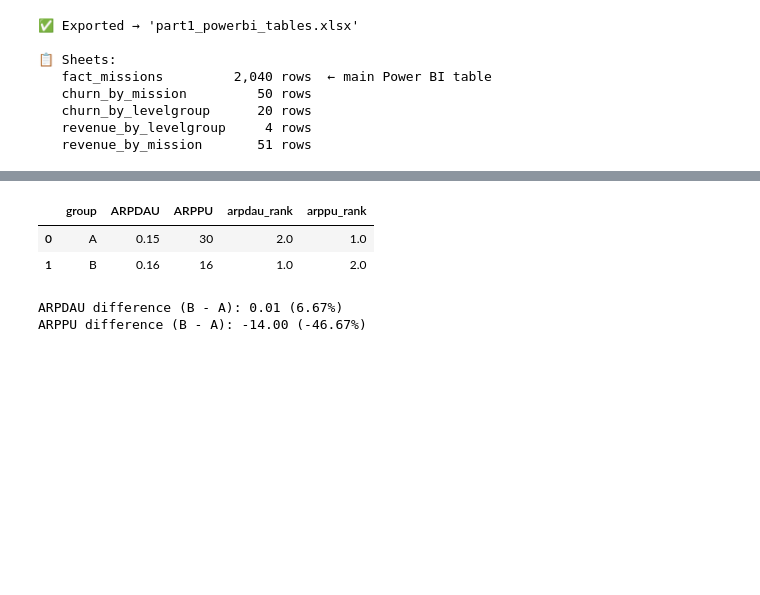
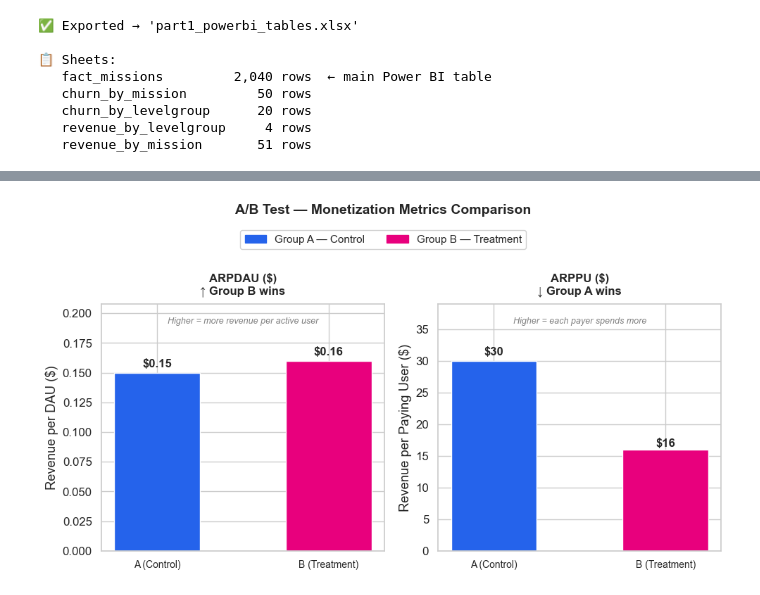
Before and after one commit to stefhooy/GameLoft-Sofia, a Jupyter notebook: Part_2_EDA/Part1_CRA.ipynb, the cells around one changed output, grey strips where cells are left out. Cells and saved outputs as stored; diff of their text form; code cells hidden in the pictures; blank space fills up the shorter version.

```diff
--- a/Part_2_EDA/Part1_CRA.ipynb
+++ b/Part_2_EDA/Part1_CRA.ipynb
@@ -618,27 +638,49 @@ ab_results
 # %%
-ab_results["arpdau_rank"] = ab_results["ARPDAU"].rank(ascending=False, method="dense")
-ab_results["arppu_rank"] = ab_results["ARPPU"].rank(ascending=False, method="dense")
+GROUP_A_COLOR = "#2563EB"   # blue  = control
+GROUP_B_COLOR = "#E8007D"   # pink  = treatment
 
-ab_results
+fig, axes = plt.subplots(1, 2, figsize=(10, 5))
+
+def annotated_bar(ax, values, labels, title, fmt, ylabel, note=None):
+    colors = [GROUP_A_COLOR, GROUP_B_COLOR]
+    bars = ax.bar([0, 1], values, color=colors, edgecolor="white", width=0.5)
+    for bar, val in zip(bars, values):
+        ax.text(bar.get_x() + bar.get_width() / 2,
+                bar.get_height() * 1.03,
+                fmt(val), ha="center", fontsize=12, fontweight="bold")
+    ax.set_xticks([0, 1])
+    ax.set_xticklabels(labels, fontsize=10)
+    ax.set_title(title, fontsize=12, fontweight="bold", pad=10)
+    ax.set_ylabel(ylabel)
+    ax.set_ylim(0, max(values) * 1.3)
+    if note:
+        ax.annotate(note, xy=(0.5, 0.92), xycoords="axes fraction",
+                    ha="center", fontsize=9, color="gray", style="italic")
+
+short_labels = ["A (Control)", "B (Treatment)"]
+
+annotated_bar(axes[0],
+    ab["arpdau"].tolist(), short_labels,
+    "ARPDAU ($)\n↑ Group B wins",
+    lambda v: f"${v:.2f}", "Revenue per DAU ($)",
+    note="Higher = more revenue per active user")
+
+annotated_bar(axes[1],
+    ab["arppu"].tolist(), short_labels,
+    "ARPPU ($)\n↓ Group A wins",
+    lambda v: f"${v:.0f}", "Revenue per Paying User ($)",
+    note="Higher = each payer spends more")
+
+legend_patches = [
+    mpatches.Patch(color=GROUP_A_COLOR, label="Group A — Control"),
+    mpatches.Patch(color=GROUP_B_COLOR, label="Group B — Treatment"),
+]
+fig.legend(handles=legend_patches, loc="upper center", ncol=2,
+           fontsize=11, framealpha=0.9, bbox_to_anchor=(0.5, 1.02))
+plt.suptitle("A/B Test — Monetization Metrics Comparison", fontsize=14,
+             fontweight="bold", y=1.08)
+plt.tight_layout()
+plt.savefig("ab_test_comparison.png", dpi=150, bbox_inches="tight")
+plt.show()
 # %% [output]
-|  | group | ARPDAU | ARPPU | arpdau_rank | arppu_rank |
-| 0 | A | 0.15 | 30 | 2.0 | 1.0 |
-| 1 | B | 0.16 | 16 | 1.0 | 2.0 |
+[figure, added]
-# %%
-group_a_arpdau = 0.15
-group_b_arpdau = 0.16
-
-group_a_arppu = 30
-group_b_arppu = 16
-
-arpdau_diff = group_b_arpdau - group_a_arpdau
-arpdau_pct = arpdau_diff / group_a_arpdau
-
-arppu_diff = group_b_arppu - group_a_arppu
-arppu_pct = arppu_diff / group_a_arppu
-
-print(f"ARPDAU difference (B - A): {arpdau_diff:.2f} ({arpdau_pct:.2%})")
-print(f"ARPPU difference (B - A): {arppu_diff:.2f} ({arppu_pct:.2%})")
-# %% [output]
-ARPDAU difference (B - A): 0.01 (6.67%)
-ARPPU difference (B - A): -14.00 (-46.67%)
```
Also changed, not shown: parts of 8 cells of this notebook, 3 other files.
